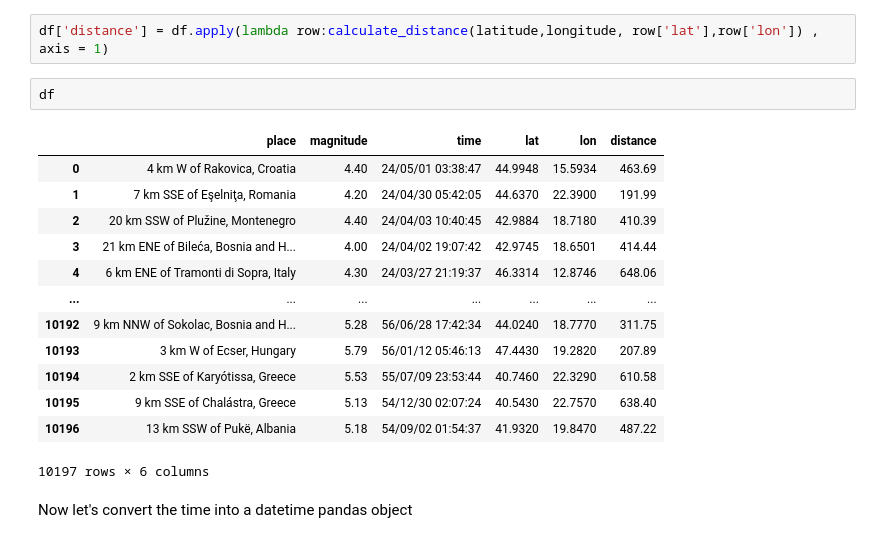
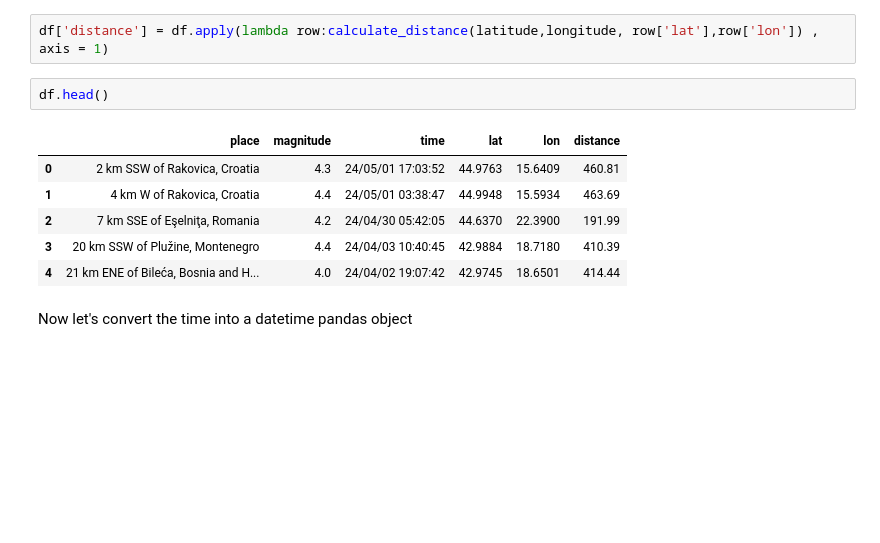
Before and after one commit to mairovitzmario/earthquake, a Jupyter notebook: project.ipynb, the cells around one changed output. Cells and saved outputs as stored; diff of their text form; blank space fills up the shorter version.

```diff
--- a/project.ipynb
+++ b/project.ipynb
@@ -84,21 +84,14 @@ def calculate_distance(lat1, lon1, lat2, lon2):
 # %%
 df['distance'] = df.apply(lambda row:calculate_distance(latitude,longitude, row['lat'],row['lon']) , axis = 1)
 # %%
-df
+df.head()
 # %% [output]
 |  | place | magnitude | time | lat | lon | distance |
-| 0 | 4 km W of Rakovica, Croatia | 4.40 | 24/05/01 03:38:47 | 44.9948 | 15.5934 | 463.69 |
-| 1 | 7 km SSE of Eşelniţa, Romania | 4.20 | 24/04/30 05:42:05 | 44.6370 | 22.3900 | 191.99 |
-| 2 | 20 km SSW of Plužine, Montenegro | 4.40 | 24/04/03 10:40:45 | 42.9884 | 18.7180 | 410.39 |
-| 3 | 21 km ENE of Bileća, Bosnia and H... | 4.00 | 24/04/02 19:07:42 | 42.9745 | 18.6501 | 414.44 |
-| 4 | 6 km ENE of Tramonti di Sopra, Italy | 4.30 | 24/03/27 21:19:37 | 46.3314 | 12.8746 | 648.06 |
-| ... | ... | ... | ... | ... | ... | ... |
-| 10192 | 9 km NNW of Sokolac, Bosnia and H... | 5.28 | 56/06/28 17:42:34 | 44.0240 | 18.7770 | 311.75 |
-| 10193 | 3 km W of Ecser, Hungary | 5.79 | 56/01/12 05:46:13 | 47.4430 | 19.2820 | 207.89 |
-| 10194 | 2 km SSE of Karyótissa, Greece | 5.53 | 55/07/09 23:53:44 | 40.7460 | 22.3290 | 610.58 |
-| 10195 | 9 km SSE of Chalástra, Greece | 5.13 | 54/12/30 02:07:24 | 40.5430 | 22.7570 | 638.40 |
-| 10196 | 13 km SSW of Pukë, Albania | 5.18 | 54/09/02 01:54:37 | 41.9320 | 19.8470 | 487.22 |
+| 0 | 2 km SSW of Rakovica, Croatia | 4.3 | 24/05/01 17:03:52 | 44.9763 | 15.6409 | 460.81 |
+| 1 | 4 km W of Rakovica, Croatia | 4.4 | 24/05/01 03:38:47 | 44.9948 | 15.5934 | 463.69 |
+| 2 | 7 km SSE of Eşelniţa, Romania | 4.2 | 24/04/30 05:42:05 | 44.6370 | 22.3900 | 191.99 |
+| 3 | 20 km SSW of Plužine, Montenegro | 4.4 | 24/04/03 10:40:45 | 42.9884 | 18.7180 | 410.39 |
+| 4 | 21 km ENE of Bileća, Bosnia and H... | 4.0 | 24/04/02 19:07:42 | 42.9745 | 18.6501 | 414.44 |
-10197 rows × 6 columns
 # %% [markdown]
 Now let's convert the time into a datetime pandas object
 # %%
```
Also changed, not shown: parts of 11 cells of this notebook.
